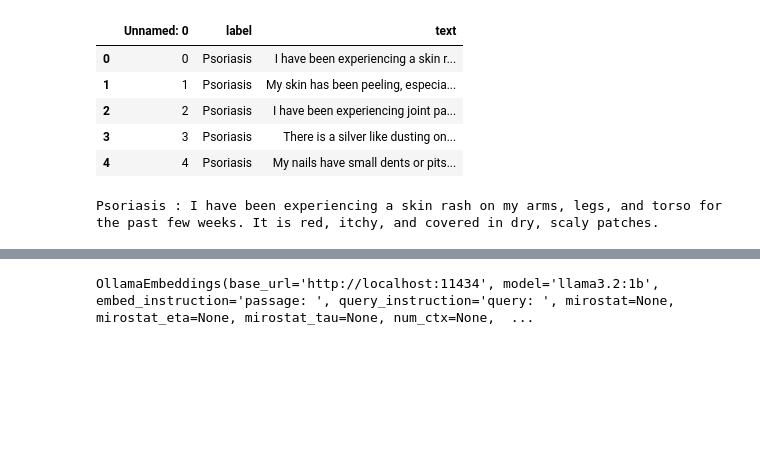
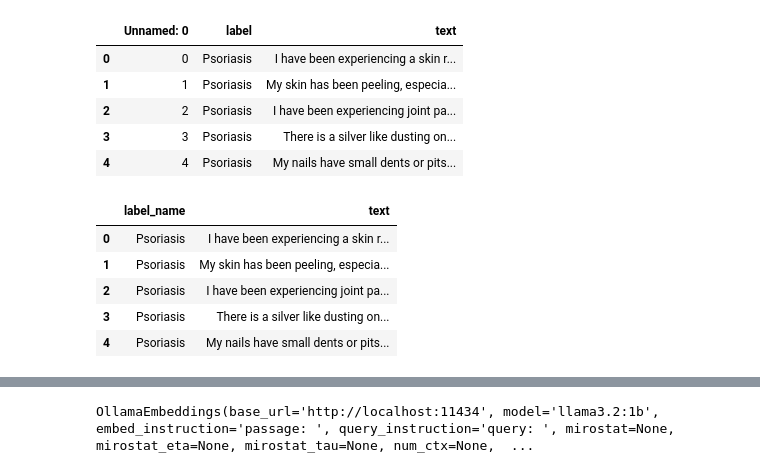
Before and after one commit to piyushprabhakar/jupyter_notebook-_practice, a Jupyter notebook: symptom-to-disease-rag-implementation/Sympton-to-disease-rag.ipynb, the cells around one changed output, grey strips where cells are left out. Saved outputs shown, nothing was run; the diff lists cells and outputs as text; code cells hidden in the pictures; blank space fills up the shorter version.

```diff
--- a/symptom-to-disease-rag-implementation/Sympton-to-disease-rag.ipynb
+++ b/symptom-to-disease-rag-implementation/Sympton-to-disease-rag.ipynb
@@ -43,7 +58,14 @@ df.head()
 | 4 | 4 | Psoriasis | My nails have small dents or pits... |
 # %%
 df.drop('Unnamed: 0',axis=1,inplace=True)
-# %%
-print(f"{df['label'][0]} : {df['text'][0]}")
-# %% [output]
-Psoriasis : I have been experiencing a skin rash on my arms, legs, and torso for the past few weeks. It is red, itchy, and covered in dry, scaly patches.
+# %%
+df.rename(columns={'label': 'label_name', 'text':'text'},inplace=True)
+# %%
+df.head()
+# %% [output]
+|  | label_name | text |
+| 0 | Psoriasis | I have been experiencing a skin r... |
+| 1 | Psoriasis | My skin has been peeling, especia... |
+| 2 | Psoriasis | I have been experiencing joint pa... |
+| 3 | Psoriasis | There is a silver like dusting on... |
+| 4 | Psoriasis | My nails have small dents or pits... |
```
Also changed, not shown: parts of 40 cells of this notebook, 2 other files.
